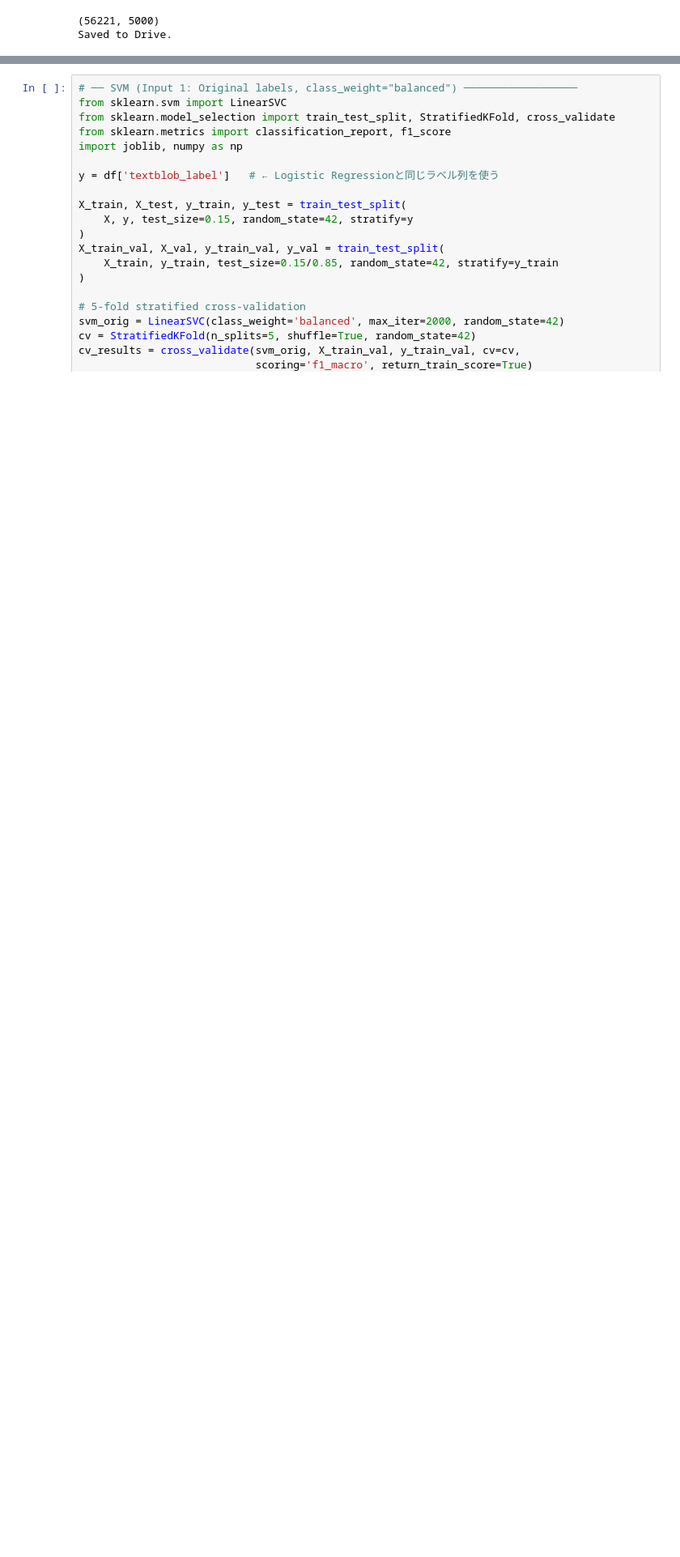
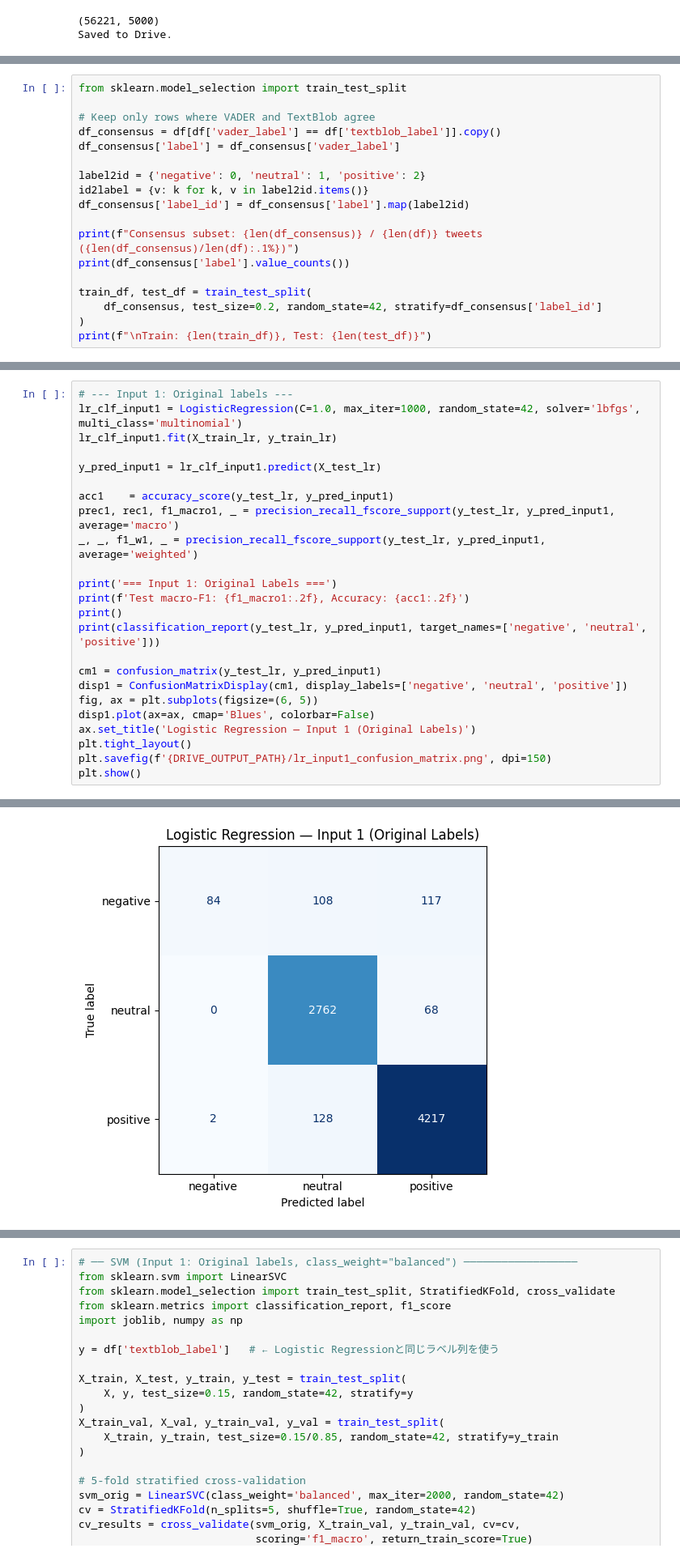
Before and after one commit to jonesrmj/MiDuRy-SentiBal, a Jupyter notebook: MiDuRy-SentiBal.ipynb, the cells around one changed output, grey strips where cells are left out. Shown at 81% size. Cells and saved outputs as stored; diff of their text form; blank space fills up the shorter version.

Commit message:
Visualization added

```diff
--- a/MiDuRy-SentiBal.ipynb
+++ b/MiDuRy-SentiBal.ipynb
@@ -272,0 +276,18 @@ Saved to Drive.
+# %%
+from sklearn.model_selection import train_test_split
+
+# Keep only rows where VADER and TextBlob agree
+df_consensus = df[df['vader_label'] == df['textblob_label']].copy()
+df_consensus['label'] = df_consensus['vader_label']
+
+label2id = {'negative': 0, 'neutral': 1, 'positive': 2}
+id2label = {v: k for k, v in label2id.items()}
+df_consensus['label_id'] = df_consensus['label'].map(label2id)
+
+print(f"Consensus subset: {len(df_consensus)} / {len(df)} tweets ({len(df_consensus)/len(df):.1%})")
+print(df_consensus['label'].value_counts())
+
+train_df, test_df = train_test_split(
+    df_consensus, test_size=0.2, random_state=42, stratify=df_consensus['label_id']
+)
+print(f"\nTrain: {len(train_df)}, Test: {len(test_df)}")
@@ -272,0 +337,25 @@ Saved to Drive.
+# %%
+# --- Input 1: Original labels ---
+lr_clf_input1 = LogisticRegression(C=1.0, max_iter=1000, random_state=42, solver='lbfgs', multi_class='multinomial')
+lr_clf_input1.fit(X_train_lr, y_train_lr)
+
+y_pred_input1 = lr_clf_input1.predict(X_test_lr)
+
+acc1    = accuracy_score(y_test_lr, y_pred_input1)
+prec1, rec1, f1_macro1, _ = precision_recall_fscore_support(y_test_lr, y_pred_input1, average='macro')
+_, _, f1_w1, _ = precision_recall_fscore_support(y_test_lr, y_pred_input1, average='weighted')
+
+print('=== Input 1: Original Labels ===')
+print(f'Test macro-F1: {f1_macro1:.2f}, Accuracy: {acc1:.2f}')
+print()
+print(classification_report(y_test_lr, y_pred_input1, target_names=['negative', 'neutral', 'positive']))
+
+cm1 = confusion_matrix(y_test_lr, y_pred_input1)
+disp1 = ConfusionMatrixDisplay(cm1, display_labels=['negative', 'neutral', 'positive'])
+fig, ax = plt.subplots(figsize=(6, 5))
+disp1.plot(ax=ax, cmap='Blues', colorbar=False)
+ax.set_title('Logistic Regression — Input 1 (Original Labels)')
+plt.tight_layout()
+plt.savefig(f'{DRIVE_OUTPUT_PATH}/lr_input1_confusion_matrix.png', dpi=150)
+plt.show()
+# %% [output]
@@ -272,0 +374 @@ Saved to Drive.
+[figure, added]
```
Also changed, not shown: parts of 19 cells of this notebook.
